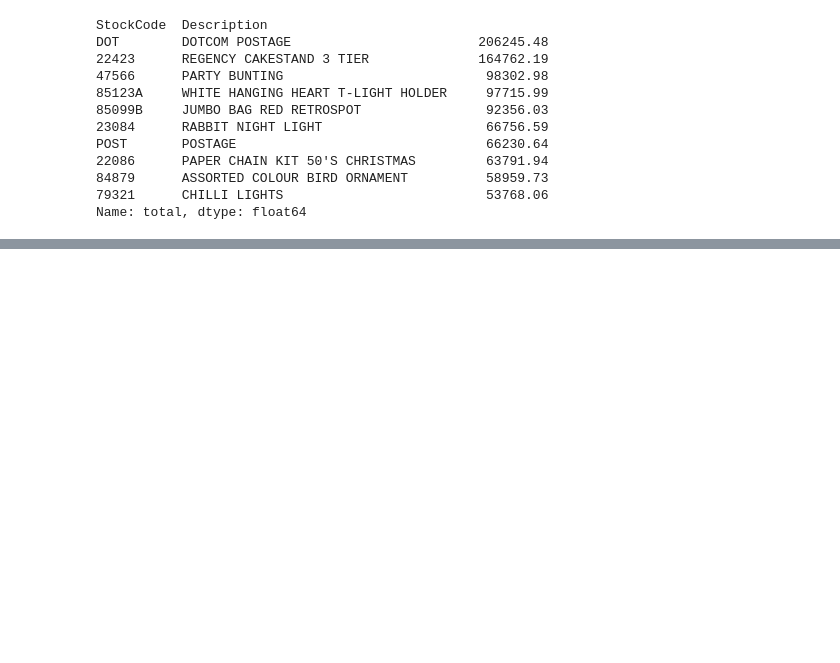
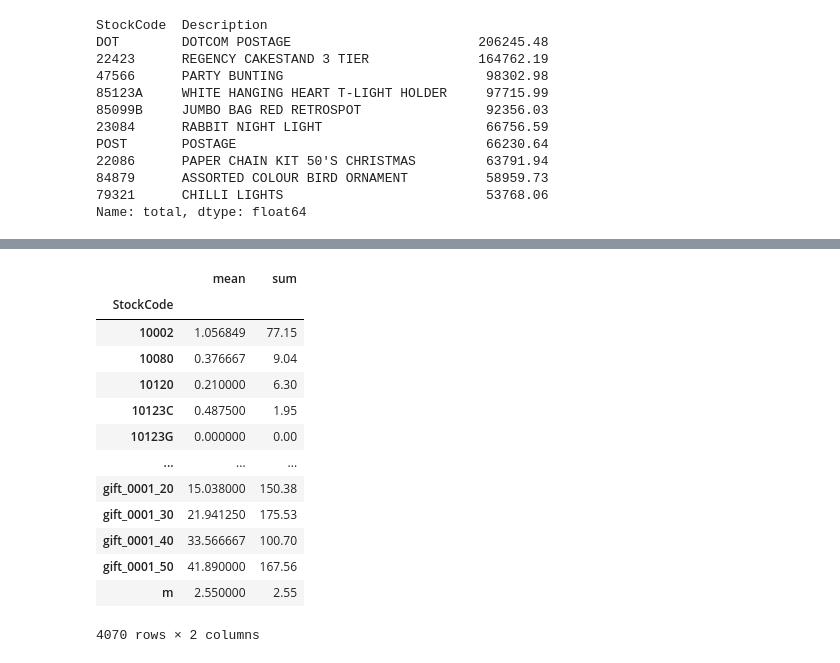
Before and after one commit to Trang27cl/testgit, a Jupyter notebook: OnlineRetail.ipynb, the cells around one changed output, grey strips where cells are left out. Saved outputs shown, nothing was run; the diff lists cells and outputs as text; code cells hidden in the pictures; blank space fills up the shorter version.

```diff
--- a/OnlineRetail.ipynb
+++ b/OnlineRetail.ipynb
@@ -108,0 +153,18 @@ Name: total, dtype: float64
+# %%
+#Xây dựng bảng Pivot table, với mỗi Mã kho tính tổng số lượng các mặt hàng và trung bình cộng giá.
+data.pivot_table(values='UnitPrice',index='StockCode',aggfunc={sum,'mean'})
+# %% [output]
+|  | mean | sum |
+| StockCode |  |  |
+| 10002 | 1.056849 | 77.15 |
+| 10080 | 0.376667 | 9.04 |
+| 10120 | 0.210000 | 6.30 |
+| 10123C | 0.487500 | 1.95 |
+| 10123G | 0.000000 | 0.00 |
+| ... | ... | ... |
+| gift_0001_20 | 15.038000 | 150.38 |
+| gift_0001_30 | 21.941250 | 175.53 |
+| gift_0001_40 | 33.566667 | 100.70 |
+| gift_0001_50 | 41.890000 | 167.56 |
+| m | 2.550000 | 2.55 |
+4070 rows × 2 columns
```
Also changed, not shown: parts of 7 cells of this notebook.
